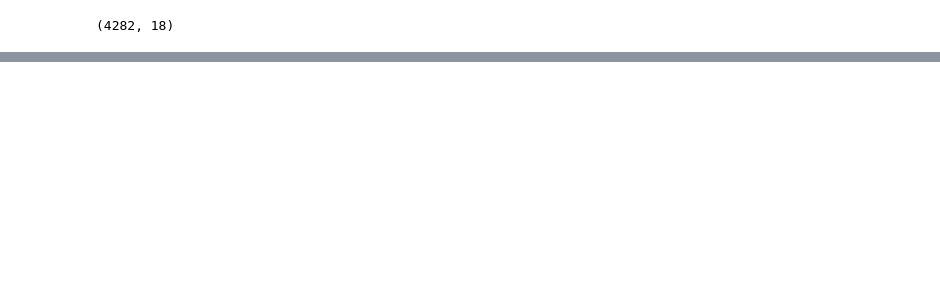
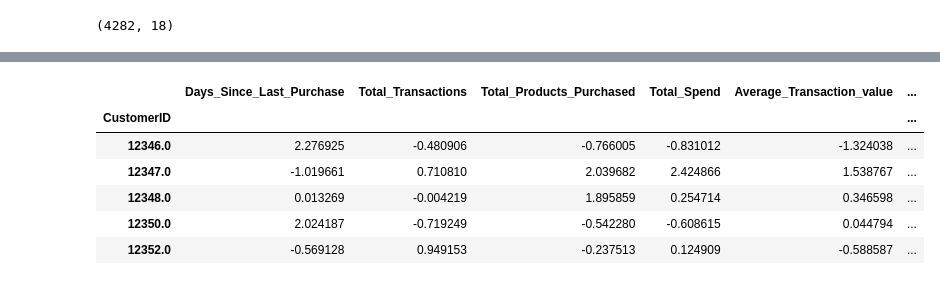
Before and after one commit to vishwan454/Customer_Segmentation_and_Recomendation-_System, a Jupyter notebook: customer_Segmentation_and_Recommendation_System.ipynb, the cells around one changed output, grey strips where cells are left out. Saved outputs shown, nothing was run; the diff lists cells and outputs as text; code cells hidden in the pictures; blank space fills up the shorter version.

```diff
--- a/customer_Segmentation_and_Recommendation_System.ipynb
+++ b/customer_Segmentation_and_Recommendation_System.ipynb
@@ -1226,0 +1284,10 @@ customer_data.shape
+# %%
+customer_data_scaled.head()
+# %% [output]
+|  | Days_Since_Last_Purchase | Total_Transactions | Total_Products_Purchased | Total_Spend | Average_Transaction_value | ... |
+| CustomerID |  |  |  |  |  | ... |
+| 12346.0 | 2.276925 | -0.480906 | -0.766005 | -0.831012 | -1.324038 | ... |
+| 12347.0 | -1.019661 | 0.710810 | 2.039682 | 2.424866 | 1.538767 | ... |
+| 12348.0 | 0.013269 | -0.004219 | 1.895859 | 0.254714 | 0.346598 | ... |
+| 12350.0 | 2.024187 | -0.719249 | -0.542280 | -0.608615 | 0.044794 | ... |
+| 12352.0 | -0.569128 | 0.949153 | -0.237513 | 0.124909 | -0.588587 | ... |
```
Also changed, not shown: parts of 21 cells of this notebook.
